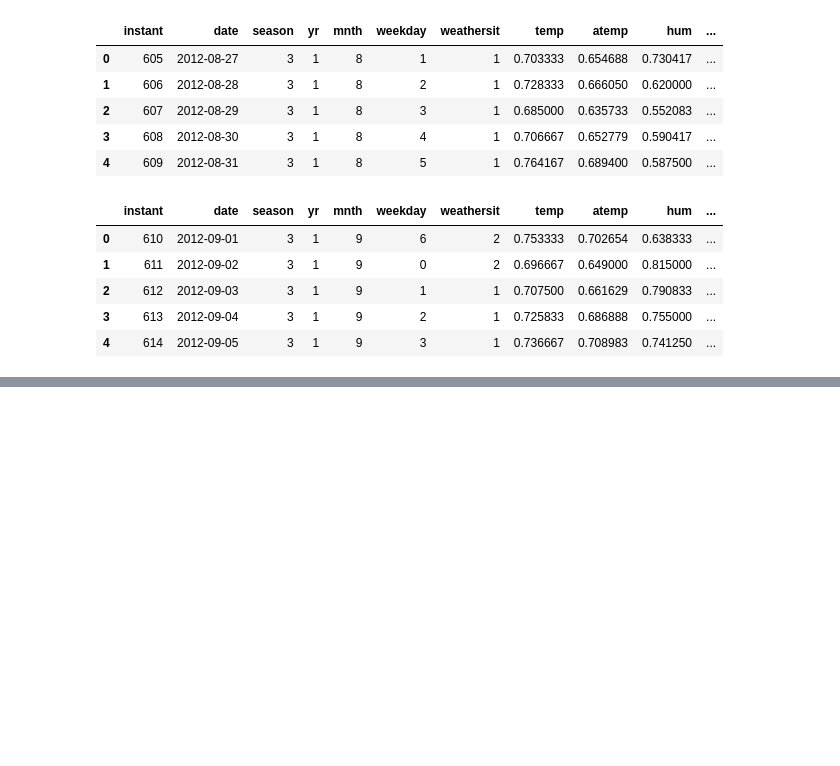
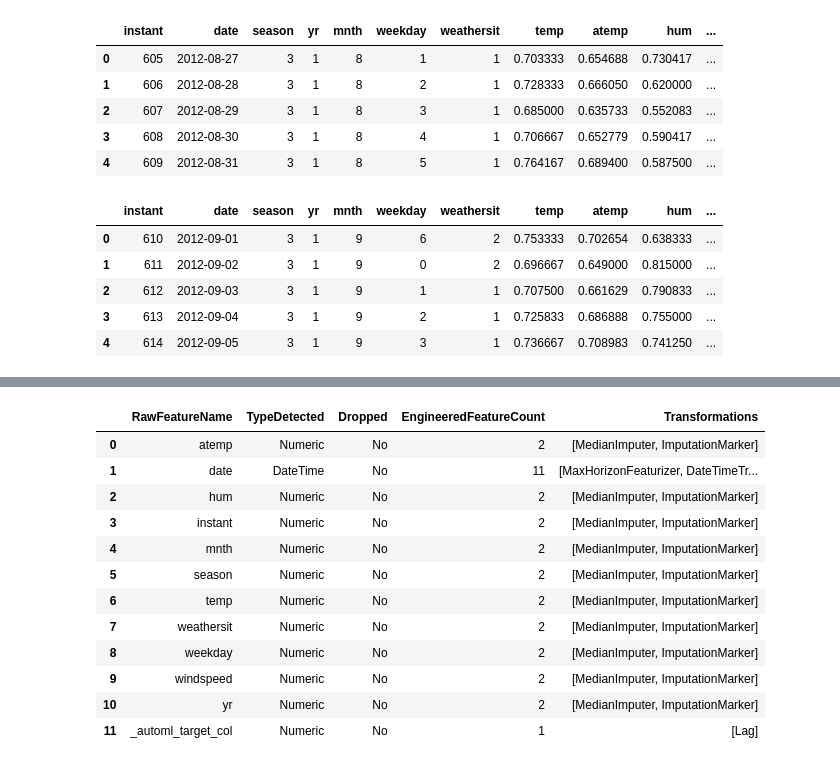
Before and after one commit to LucasBurgessDev/DataScience, a Jupyter notebook: DevIntroDS/bike-share.ipynb, the cells around one changed output, grey strips where cells are left out. Saved outputs shown, nothing was run; the diff lists cells and outputs as text; code cells hidden in the pictures; blank space fills up the shorter version.

```diff
--- a/DevIntroDS/bike-share.ipynb
+++ b/DevIntroDS/bike-share.ipynb
@@ -90,3 +85,27 @@ test.to_pandas_dataframe().head(5).reset_index(drop=True)
 | 2 | 612 | 2012-09-03 | 3 | 1 | 9 | 1 | 1 | 0.707500 | 0.661629 | 0.790833 | ... |
 | 3 | 613 | 2012-09-04 | 3 | 1 | 9 | 2 | 1 | 0.725833 | 0.686888 | 0.755000 | ... |
 | 4 | 614 | 2012-09-05 | 3 | 1 | 9 | 3 | 1 | 0.736667 | 0.708983 | 0.741250 | ... |
+# %%
+from azureml.train.automl import AutoMLConfig
+
+time_series_settings = {
+    'time_column_name': time_column_name,
+    'max_horizon': 14,
+    'country_or_region': 'UK',
+    'target_lags': 'auto',
+    'drop_column_names': ['casual', 'registered']
+}
+
+automl_config = AutoMLConfig(task='forecasting',
+                            primary_metric='normalized_root_mean_squared_error',
+                            blacklist_models=['ExtremeRandomTrees'],
+                            experiment_timeout_minutes=30,
+                            training_data=train,
+                            label_column_name=target_column_name,
+                            compute_target=compute_target,
+                            enable_early_stopping=True,
+                            n_cross_validations=3,
+                            max_concurrent_iterations=4,
+                            max_cores_per_iteration=-1,
+                            verbosity=logging.INFO,
+                            **time_series_settings)
@@ -92,0 +114,4 @@ test.to_pandas_dataframe().head(5).reset_index(drop=True)
+# %%
+
+remote_run = experiment.submit(automl_config, show_output=False)
+remote_run
@@ -92,0 +147,3 @@ test.to_pandas_dataframe().head(5).reset_index(drop=True)
+# %%
+best_run, fitted_model = remote_run.get_output()
+fitted_model.steps
@@ -92,0 +188,18 @@ test.to_pandas_dataframe().head(5).reset_index(drop=True)
+# %%
+
+featurization_summary = fitted_model.named_steps['timeseriestransformer'].get_featurization_summary()
+pd.DataFrame.from_records(featurization_summary)
+# %% [output]
+|  | RawFeatureName | TypeDetected | Dropped | EngineeredFeatureCount | Transformations |
+| 0 | atemp | Numeric | No | 2 | [MedianImputer, ImputationMarker] |
+| 1 | date | DateTime | No | 11 | [MaxHorizonFeaturizer, DateTimeTr... |
+| 2 | hum | Numeric | No | 2 | [MedianImputer, ImputationMarker] |
+| 3 | instant | Numeric | No | 2 | [MedianImputer, ImputationMarker] |
+| 4 | mnth | Numeric | No | 2 | [MedianImputer, ImputationMarker] |
+| 5 | season | Numeric | No | 2 | [MedianImputer, ImputationMarker] |
+| 6 | temp | Numeric | No | 2 | [MedianImputer, ImputationMarker] |
+| 7 | weathersit | Numeric | No | 2 | [MedianImputer, ImputationMarker] |
+| 8 | weekday | Numeric | No | 2 | [MedianImputer, ImputationMarker] |
+| 9 | windspeed | Numeric | No | 2 | [MedianImputer, ImputationMarker] |
+| 10 | yr | Numeric | No | 2 | [MedianImputer, ImputationMarker] |
+| 11 | _automl_target_col | Numeric | No | 1 | [Lag] |
```
Also changed, not shown: parts of 27 cells of this notebook, 12 other files.
